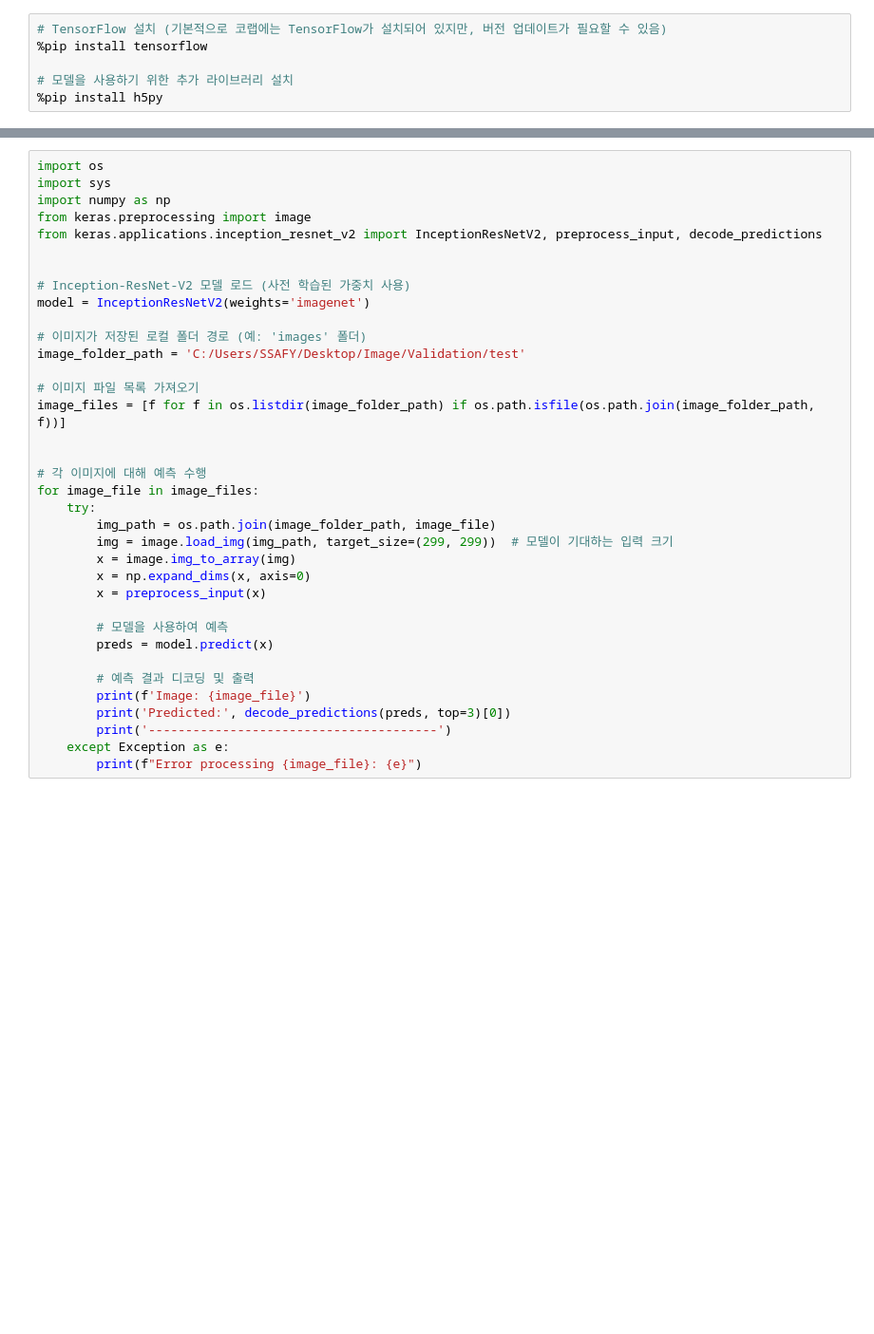
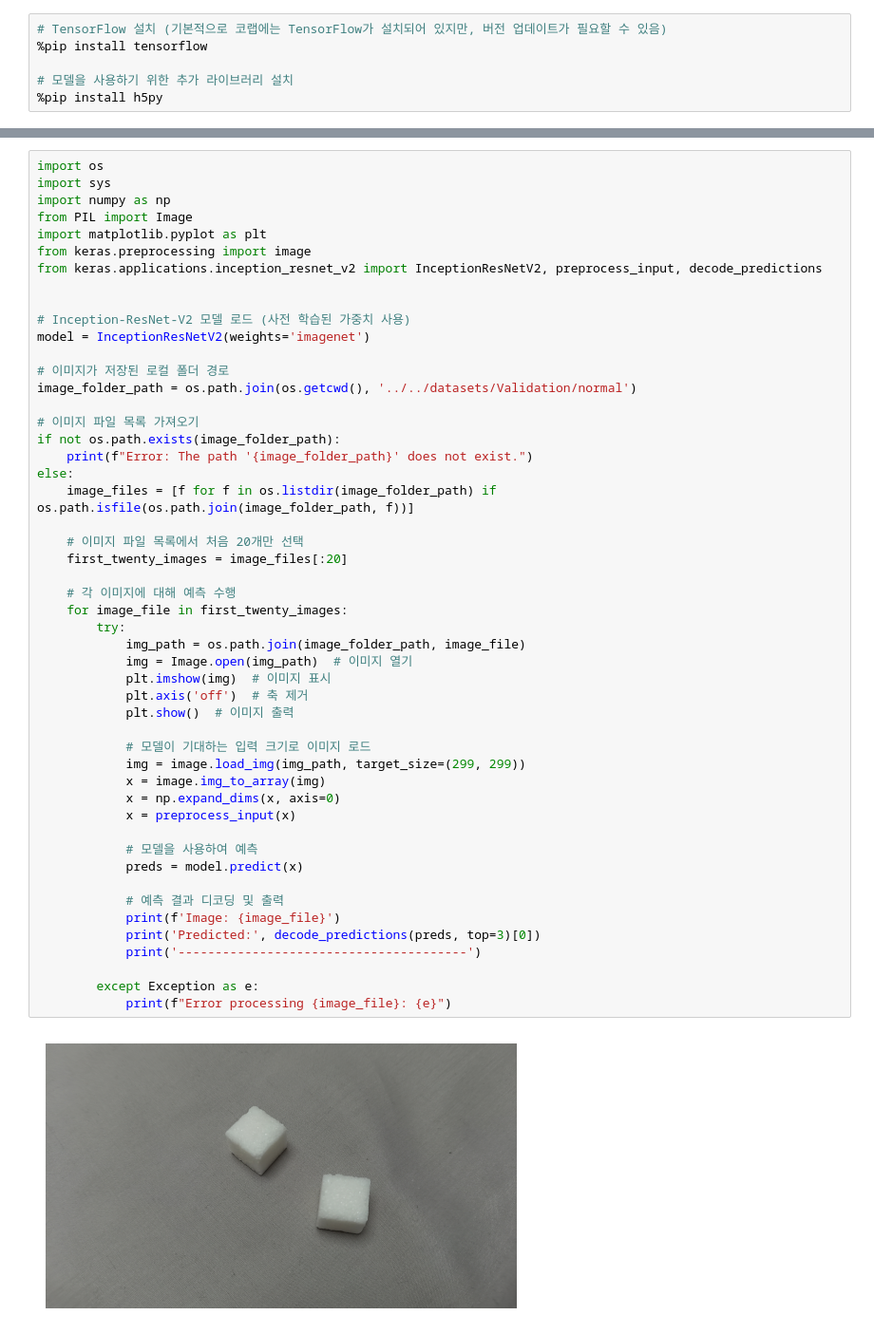
Before and after one commit to Jingik/S.F.D, a Jupyter notebook: AI/psc/keras-inception-resnet-v2/model.ipynb, the cells around one changed output, grey strips where cells are left out. Shown at 95% size. Saved outputs shown, nothing was run; the diff lists cells and outputs as text; blank space fills up the shorter version.

```diff
--- a/AI/psc/keras-inception-resnet-v2/model.ipynb
+++ b/AI/psc/keras-inception-resnet-v2/model.ipynb
@@ -18,37 +29,52 @@ Resolving deltas: 100% (73/73), done.
 # %%
 import os
 import sys
 import numpy as np
+from PIL import Image
+import matplotlib.pyplot as plt
 from keras.preprocessing import image
 from keras.applications.inception_resnet_v2 import InceptionResNetV2, preprocess_input, decode_predictions
 
 
 # Inception-ResNet-V2 모델 로드 (사전 학습된 가중치 사용)
 model = InceptionResNetV2(weights='imagenet')
 
-# 이미지가 저장된 로컬 폴더 경로 (예: 'images' 폴더)
-image_folder_path = 'C:/Users/SSAFY/Desktop/Image/Validation/test'
+# 이미지가 저장된 로컬 폴더 경로
+image_folder_path = os.path.join(os.getcwd(), '../../datasets/Validation/normal')
 
 # 이미지 파일 목록 가져오기
-image_files = [f for f in os.listdir(image_folder_path) if os.path.isfile(os.path.join(image_folder_path, f))]
+if not os.path.exists(image_folder_path):
+    print(f"Error: The path '{image_folder_path}' does not exist.")
+else:
+    image_files = [f for f in os.listdir(image_folder_path) if os.path.isfile(os.path.join(image_folder_path, f))]
 
+    # 이미지 파일 목록에서 처음 20개만 선택
+    first_twenty_images = image_files[:20]
 
-# 각 이미지에 대해 예측 수행
-for image_file in image_files:
-    try:
-        img_path = os.path.join(image_folder_path, image_file)
-        img = image.load_img(img_path, target_size=(299, 299))  # 모델이 기대하는 입력 크기
-        x = image.img_to_array(img)
-        x = np.expand_dims(x, axis=0)
-        x = preprocess_input(x)
+    # 각 이미지에 대해 예측 수행
+    for image_file in first_twenty_images:
+        try:
+            img_path = os.path.join(image_folder_path, image_file)
+            img = Image.open(img_path)  # 이미지 열기
+            plt.imshow(img)  # 이미지 표시
+            plt.axis('off')  # 축 제거
+            plt.show()  # 이미지 출력
 
-        # 모델을 사용하여 예측
-        preds = model.predict(x)
+            # 모델이 기대하는 입력 크기로 이미지 로드
+            img = image.load_img(img_path, target_size=(299, 299))
+            x = image.img_to_array(img)
+            x = np.expand_dims(x, axis=0)
+            x = preprocess_input(x)
 
-        # 예측 결과 디코딩 및 출력
-        print(f'Image: {image_file}')
-        print('Predicted:', decode_predictions(preds, top=3)[0])
-        print('---------------------------------------')
-    except Exception as e:
-        print(f"Error processing {image_file}: {e}")
+            # 모델을 사용하여 예측
+            preds = model.predict(x)
+
+            # 예측 결과 디코딩 및 출력
+            print(f'Image: {image_file}')
+            print('Predicted:', decode_predictions(preds, top=3)[0])
+            print('---------------------------------------')
+
+        except Exception as e:
+            print(f"Error processing {image_file}: {e}")
 # %% [output]
+[figure, added]
```
Also changed, not shown: parts of 5 cells of this notebook, 12 other files.
